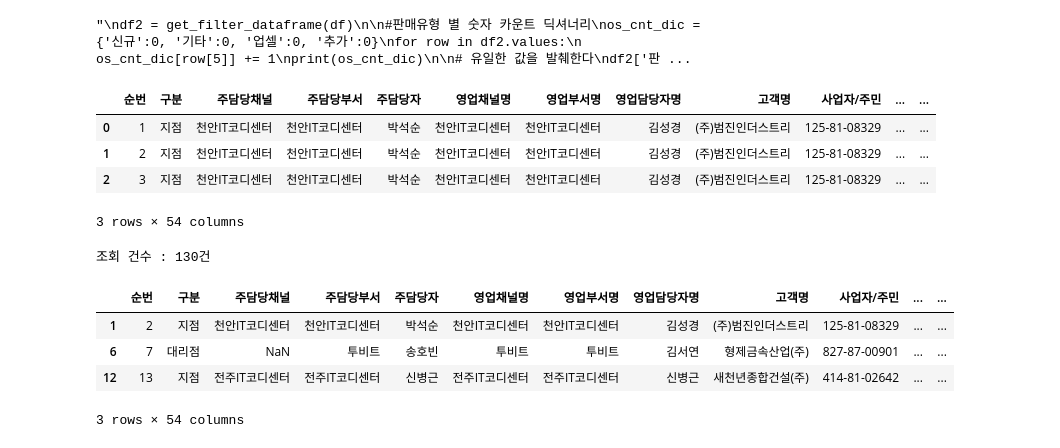
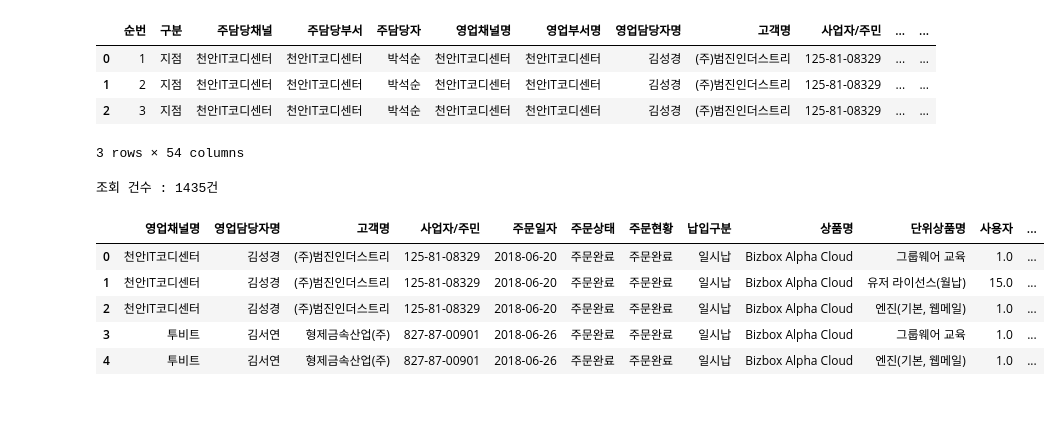
Before and after one commit to primekjt/JupyterFolder, a Jupyter notebook: AlphaCloud_수주분석.ipynb, the cells around one changed output. Saved outputs shown, nothing was run; the diff lists cells and outputs as text; code cells hidden in the pictures; blank space fills up the shorter version.

```diff
--- a/AlphaCloud_수주분석.ipynb
+++ b/AlphaCloud_수주분석.ipynb
@@ -76,14 +76,11 @@ print(os_cnt_dic)
 # 유일한 값을 발췌한다
 df2['판매유형'].unique()
 """
+#df.shape[0]
+df.head(3)
 # %% [output]
+|  | 순번 | 구분 | 주담당채널 | 주담당부서 | 주담당자 | 영업채널명 | 영업부서명 | 영업담당자명 | 고객명 | 사업자/주민 | ... | ... |
+| 0 | 1 | 지점 | 천안IT코디센터 | 천안IT코디센터 | 박석순 | 천안IT코디센터 | 천안IT코디센터 | 김성경 | (주)범진인더스트리 | 125-81-08329 | ... | ... |
+| 1 | 2 | 지점 | 천안IT코디센터 | 천안IT코디센터 | 박석순 | 천안IT코디센터 | 천안IT코디센터 | 김성경 | (주)범진인더스트리 | 125-81-08329 | ... | ... |
+| 2 | 3 | 지점 | 천안IT코디센터 | 천안IT코디센터 | 박석순 | 천안IT코디센터 | 천안IT코디센터 | 김성경 | (주)범진인더스트리 | 125-81-08329 | ... | ... |
-"\ndf2 = get_filter_dataframe(df)\n\n#판매유형 별 숫자 카운트 딕셔너리\nos_cnt_dic = {'신규':0, '기타':0, '업셀':0, '추가':0}\nfor row in df2.values:\n    os_cnt_dic[row[5]] += 1\nprint(os_cnt_dic)\n\n# 유일한 값을 발췌한다\ndf2['판 ...
+3 rows × 54 columns
-# %%
-#df.shape[0]
-df.head(3)
-# %% [output]
-|  | 순번 | 구분 | 주담당채널 | 주담당부서 | 주담당자 | 영업채널명 | 영업부서명 | 영업담당자명 | 고객명 | 사업자/주민 | ... | ... |
-| 0 | 1 | 지점 | 천안IT코디센터 | 천안IT코디센터 | 박석순 | 천안IT코디센터 | 천안IT코디센터 | 김성경 | (주)범진인더스트리 | 125-81-08329 | ... | ... |
-| 1 | 2 | 지점 | 천안IT코디센터 | 천안IT코디센터 | 박석순 | 천안IT코디센터 | 천안IT코디센터 | 김성경 | (주)범진인더스트리 | 125-81-08329 | ... | ... |
-| 2 | 3 | 지점 | 천안IT코디센터 | 천안IT코디센터 | 박석순 | 천안IT코디센터 | 천안IT코디센터 | 김성경 | (주)범진인더스트리 | 125-81-08329 | ... | ... |
-3 rows × 54 columns
@@ -92,15 +87,15 @@ df2 = df[(df['상품명']=='Bizbox Alpha Cloud') & ((df['단위상품명']=='유
-# %%
-print('조회 건수 : %d건' % df2.shape[0]) #406건
-df2.head(3)
-# %% [output]
-조회 건수 : 130건
-|  | 순번 | 구분 | 주담당채널 | 주담당부서 | 주담당자 | 영업채널명 | 영업부서명 | 영업담당자명 | 고객명 | 사업자/주민 | ... | ... |
-| 1 | 2 | 지점 | 천안IT코디센터 | 천안IT코디센터 | 박석순 | 천안IT코디센터 | 천안IT코디센터 | 김성경 | (주)범진인더스트리 | 125-81-08329 | ... | ... |
-| 6 | 7 | 대리점 | NaN | 투비트 | 송호빈 | 투비트 | 투비트 | 김서연 | 형제금속산업(주) | 827-87-00901 | ... | ... |
-| 12 | 13 | 지점 | 전주IT코디센터 | 전주IT코디센터 | 신병근 | 전주IT코디센터 | 전주IT코디센터 | 신병근 | 새천년종합건설(주) | 414-81-02642 | ... | ... |
-3 rows × 54 columns
 # %%
-read_columns = ['주담당채널', '영업채널명', '영업담당자명', '고객명', '사업자/주민', '주문일자', '주문상태',
+read_columns = ['영업채널명', '영업담당자명', '고객명', '사업자/주민', '주문일자', '주문상태',
                 '주문현황', '납입구분', '상품명', '단위상품명', '사용자', '공급가', '금액(VAT별도)', '판매유형', '기회시작일']
 
-df3 = df2[read_columns]
+df2 = df[read_columns]
+print('조회 건수 : %d건' % df2.shape[0]) #406건
+df2.head(5)
+# %% [output]
+조회 건수 : 1435건
+|  | 영업채널명 | 영업담당자명 | 고객명 | 사업자/주민 | 주문일자 | 주문상태 | 주문현황 | 납입구분 | 상품명 | 단위상품명 | 사용자 | ... |
+| 0 | 천안IT코디센터 | 김성경 | (주)범진인더스트리 | 125-81-08329 | 2018-06-20 | 주문완료 | 주문완료 | 일시납 | Bizbox Alpha Cloud | 그룹웨어 교육 | 1.0 | ... |
+| 1 | 천안IT코디센터 | 김성경 | (주)범진인더스트리 | 125-81-08329 | 2018-06-20 | 주문완료 | 주문완료 | 일시납 | Bizbox Alpha Cloud | 유저 라이선스(월납) | 15.0 | ... |
+| 2 | 천안IT코디센터 | 김성경 | (주)범진인더스트리 | 125-81-08329 | 2018-06-20 | 주문완료 | 주문완료 | 일시납 | Bizbox Alpha Cloud | 엔진(기본, 웹메일) | 1.0 | ... |
+| 3 | 투비트 | 김서연 | 형제금속산업(주) | 827-87-00901 | 2018-06-26 | 주문완료 | 주문완료 | 일시납 | Bizbox Alpha Cloud | 그룹웨어 교육 | 1.0 | ... |
+| 4 | 투비트 | 김서연 | 형제금속산업(주) | 827-87-00901 | 2018-06-26 | 주문완료 | 주문완료 | 일시납 | Bizbox Alpha Cloud | 엔진(기본, 웹메일) | 1.0 | ... |
```
Also changed, not shown: parts of 21 cells of this notebook, 2 other files.
